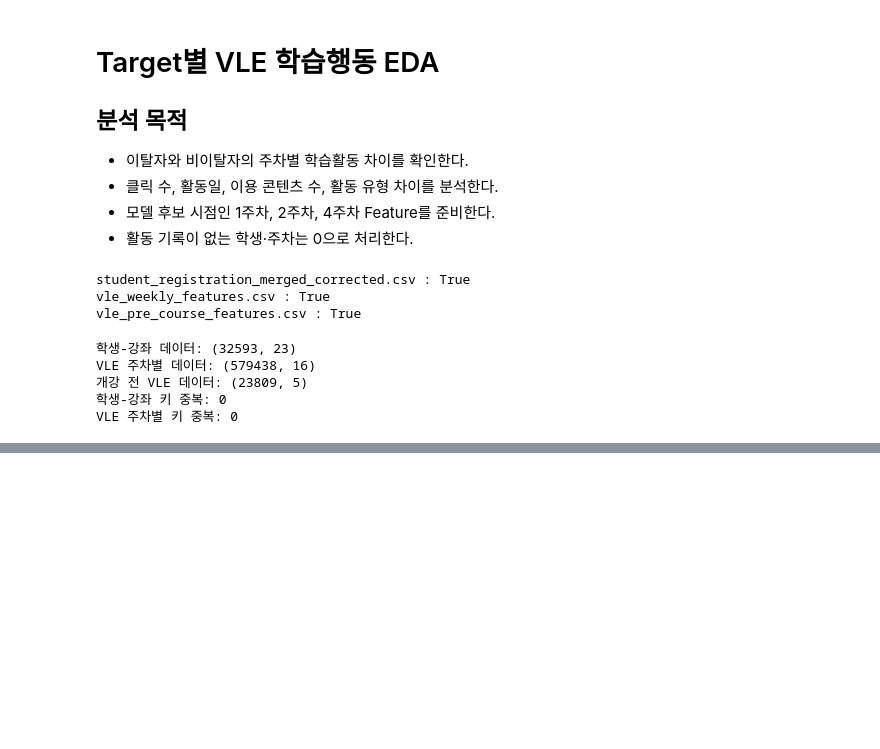
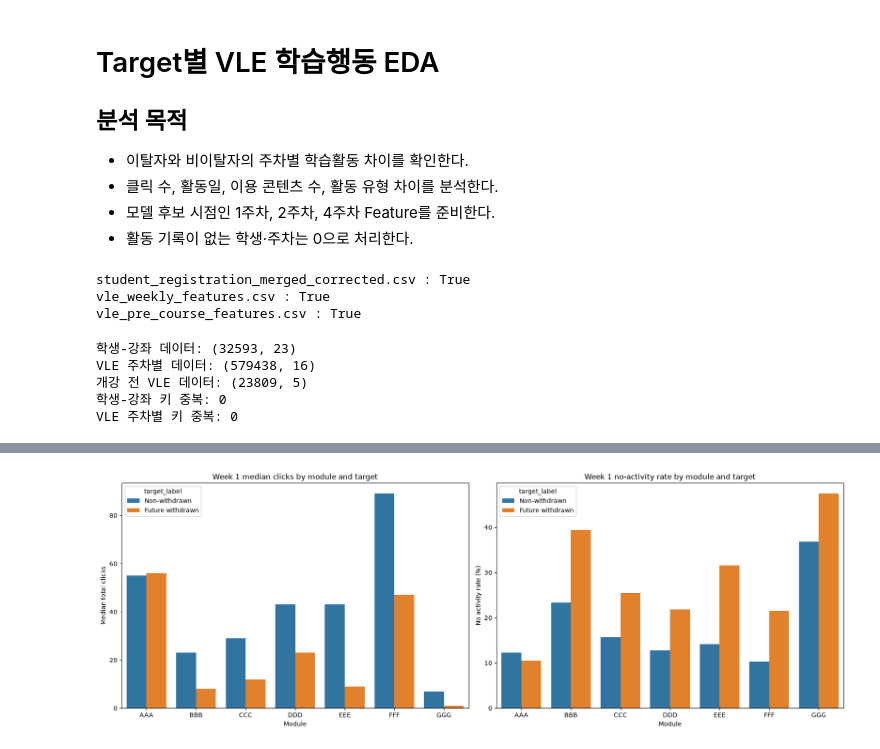
Before and after one commit to Team7-SKProject-2/oulad-churn-prediction, a Jupyter notebook: notebooks/04_target_vle_eda.ipynb, the cells around one changed output, grey strips where cells are left out. Saved outputs shown, nothing was run; the diff lists cells and outputs as text; code cells hidden in the pictures; blank space fills up the shorter version.

```diff
--- a/notebooks/04_target_vle_eda.ipynb
+++ b/notebooks/04_target_vle_eda.ipynb
@@ -95,0 +572,73 @@ VLE 주차별 키 중복: 0
+# %%
+week1_eligible = eligible_grid.loc[
+    eligible_grid["week_index"] == 1
+].copy()
+
+module_week1_summary = (
+    week1_eligible
+    .groupby(
+        ["code_module", "target_label"],
+        observed=True,
+        as_index=False
+    )
+    .agg(
+        student_course_count=("id_student", "size"),
+        median_total_clicks=("total_clicks", "median"),
+        mean_total_clicks=("total_clicks", "mean"),
+        median_active_days=("active_days", "median"),
+        median_unique_sites=("unique_sites", "median"),
+        median_activity_type_count=(
+            "activity_type_count",
+            "median"
+        ),
+        no_activity_rate_pct=(
+            "no_vle_activity",
+            lambda values: values.mean() * 100
+        )
+    )
+)
+
+display(
+    module_week1_summary
+    .sort_values(
+        ["code_module", "target_label"]
+    )
+    .round(2)
+)
+
+TARGET_ORDER = [
+    "Non-withdrawn",
+    "Future withdrawn"
+]
+
+fig, axes = plt.subplots(1, 2, figsize=(17, 6))
+
+sns.barplot(
+    data=module_week1_summary,
+    x="code_module",
+    y="median_total_clicks",
+    hue="target_label",
+    hue_order=TARGET_ORDER,
+    ax=axes[0]
+)
+
+axes[0].set_title("Week 1 median clicks by module and target")
+axes[0].set_xlabel("Module")
+axes[0].set_ylabel("Median total clicks")
+
+sns.barplot(
+    data=module_week1_summary,
+    x="code_module",
+    y="no_activity_rate_pct",
+    hue="target_label",
+    hue_order=TARGET_ORDER,
+    ax=axes[1]
+)
+
+axes[1].set_title("Week 1 no-activity rate by module and target")
+axes[1].set_xlabel("Module")
+axes[1].set_ylabel("No activity rate (%)")
+
+plt.tight_layout()
+plt.show()
+# %% [output]
@@ -95,0 +660 @@ VLE 주차별 키 중복: 0
+[figure, added]
```
Also changed, not shown: parts of 17 cells of this notebook.
